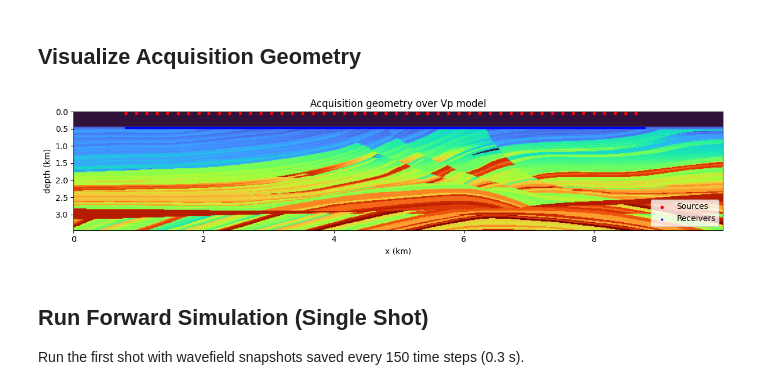
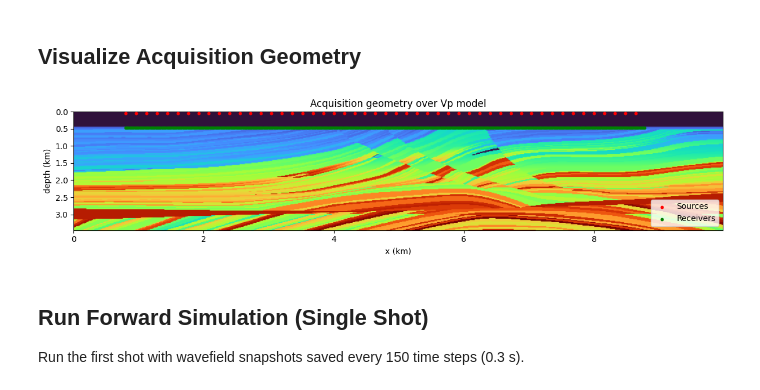
Before and after one commit to x-repos/JuliWave.jl, a Jupyter notebook: examples/marmousi_elastic_forward.ipynb, the cells around one changed output. Saved outputs shown, nothing was run; the diff lists cells and outputs as text; code cells hidden in the pictures.

```diff
--- a/examples/marmousi_elastic_forward.ipynb
+++ b/examples/marmousi_elastic_forward.ipynb
@@ -119,17 +119,17 @@ Courant number: 0.8671
 # %%
 figure(figsize=(12, 3))
 imshow(vp'; aspect="auto", cmap="turbo", extent=extent)
 scatter(src_x ./ 1e3, fill(src_depth / 1e3, length(src_x));
     c="red", s=10, label="Sources", zorder=3)
 scatter(rec_x ./ 1e3, fill(rec_depth / 1e3, length(rec_x));
-    c="blue", s=3, label="Receivers", zorder=3)
+    c="Green", s=10, label="Receivers", zorder=3)
 legend(loc="lower right")
 title("Acquisition geometry over Vp model")
 xlabel("x (km)"); ylabel("depth (km)")
 tight_layout()
 gcf()
 # %% [output]
-[figure, old version]
+[figure, new version]
 # %% [markdown]
 ## Run Forward Simulation (Single Shot)
 
```
Also changed, not shown: 54 other files.
